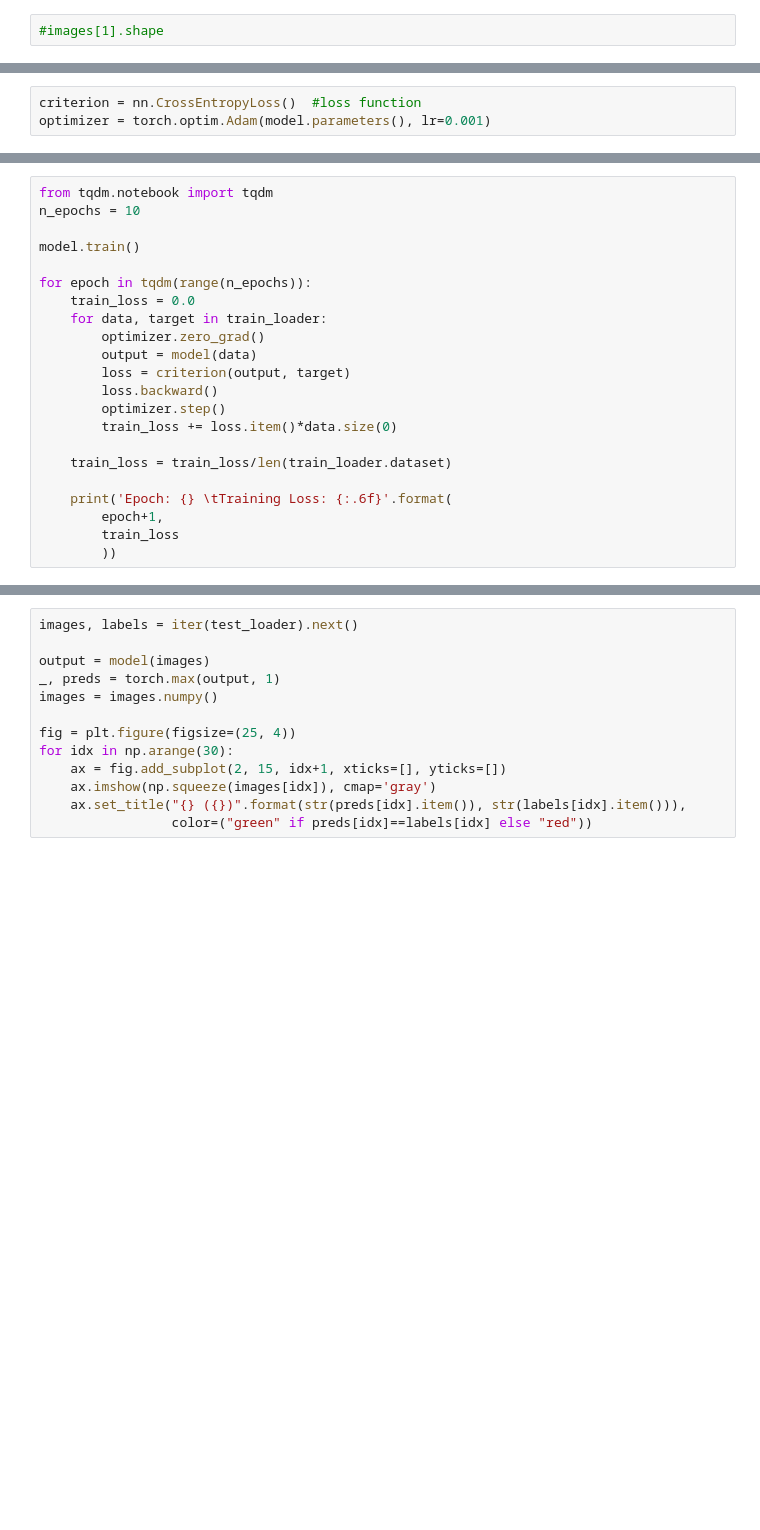
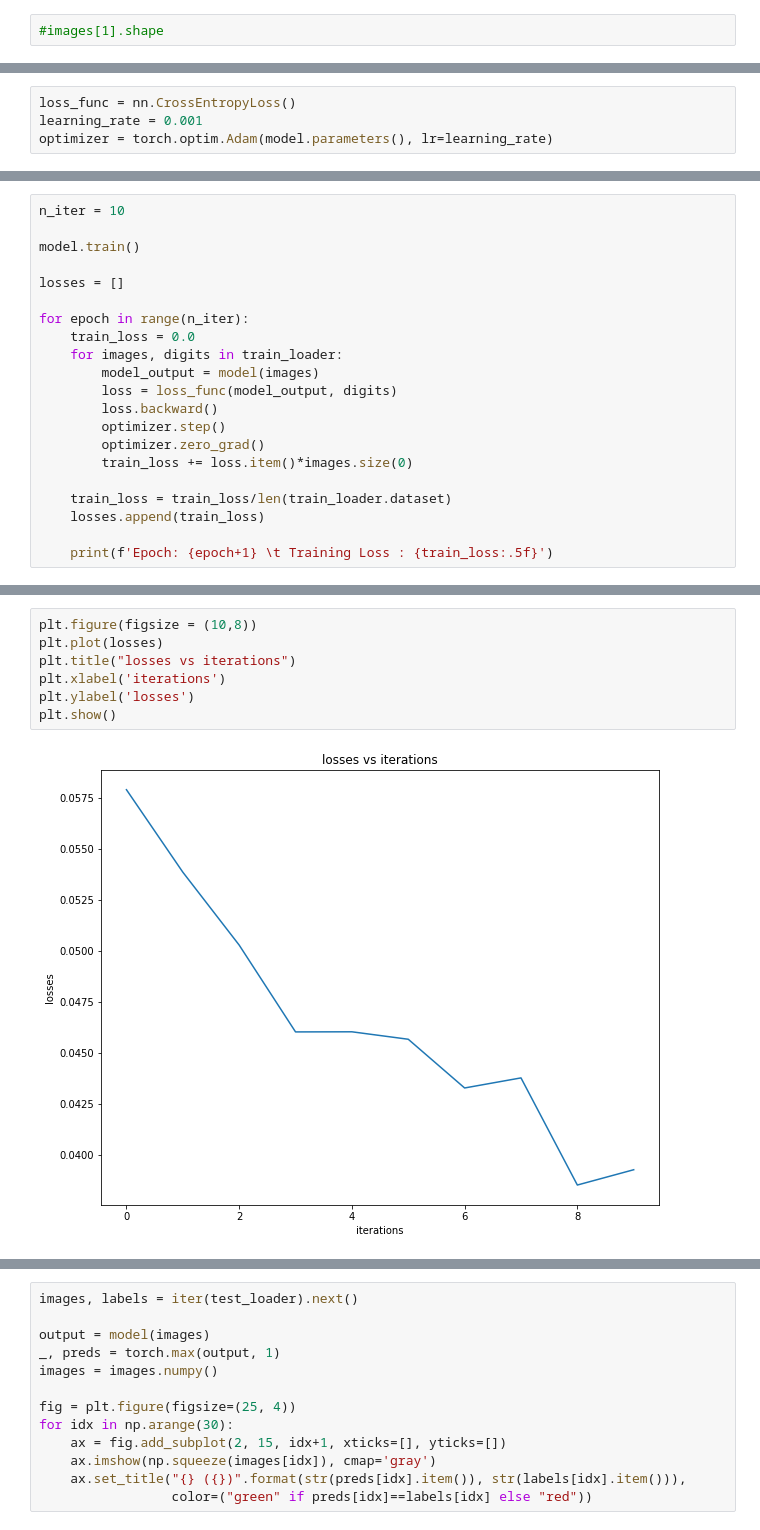
Before and after one commit to itsmeasur/ICG, a Jupyter notebook: ICG_ass_3.ipynb, the cells around one changed output, grey strips where cells are left out. Drawn from its saved outputs; the diff is of its cells as text; blank space fills up the shorter version.

```diff
--- a/ICG_ass_3.ipynb
+++ b/ICG_ass_3.ipynb
@@ -92,4 +97,5 @@ Net(
 )
 # %%
-criterion = nn.CrossEntropyLoss()  #loss function
-optimizer = torch.optim.Adam(model.parameters(), lr=0.001)
+loss_func = nn.CrossEntropyLoss()
+learning_rate = 0.001
+optimizer = torch.optim.Adam(model.parameters(), lr=learning_rate)
@@ -96,23 +111,22 @@ optimizer = torch.optim.Adam(model.parameters(), lr=0.001)
 # %%
-from tqdm.notebook import tqdm
-n_epochs = 10
+n_iter = 10
 
 model.train()
 
-for epoch in tqdm(range(n_epochs)):
+losses = []
+
+for epoch in range(n_iter):
     train_loss = 0.0
-    for data, target in train_loader:
-        optimizer.zero_grad()
-        output = model(data)
-        loss = criterion(output, target)
+    for images, digits in train_loader:
+        model_output = model(images)
+        loss = loss_func(model_output, digits)
         loss.backward()
         optimizer.step()
-        train_loss += loss.item()*data.size(0)
+        optimizer.zero_grad()
+        train_loss += loss.item()*images.size(0)
 
     train_loss = train_loss/len(train_loader.dataset)
+    losses.append(train_loss)
 
-    print('Epoch: {} \tTraining Loss: {:.6f}'.format(
-        epoch+1,
-        train_loss
-        ))
+    print(f'Epoch: {epoch+1} \t Training Loss : {train_loss:.5f}')
 # %% [output]
@@ -128,0 +143,9 @@ Epoch: 10       Training Loss: 0.042084
+# %%
+plt.figure(figsize = (10,8))
+plt.plot(losses)
+plt.title("losses vs iterations")
+plt.xlabel('iterations')
+plt.ylabel('losses')
+plt.show()
+# %% [output]
+[figure, added]
```
Also changed, not shown: parts of 8 cells of this notebook.
